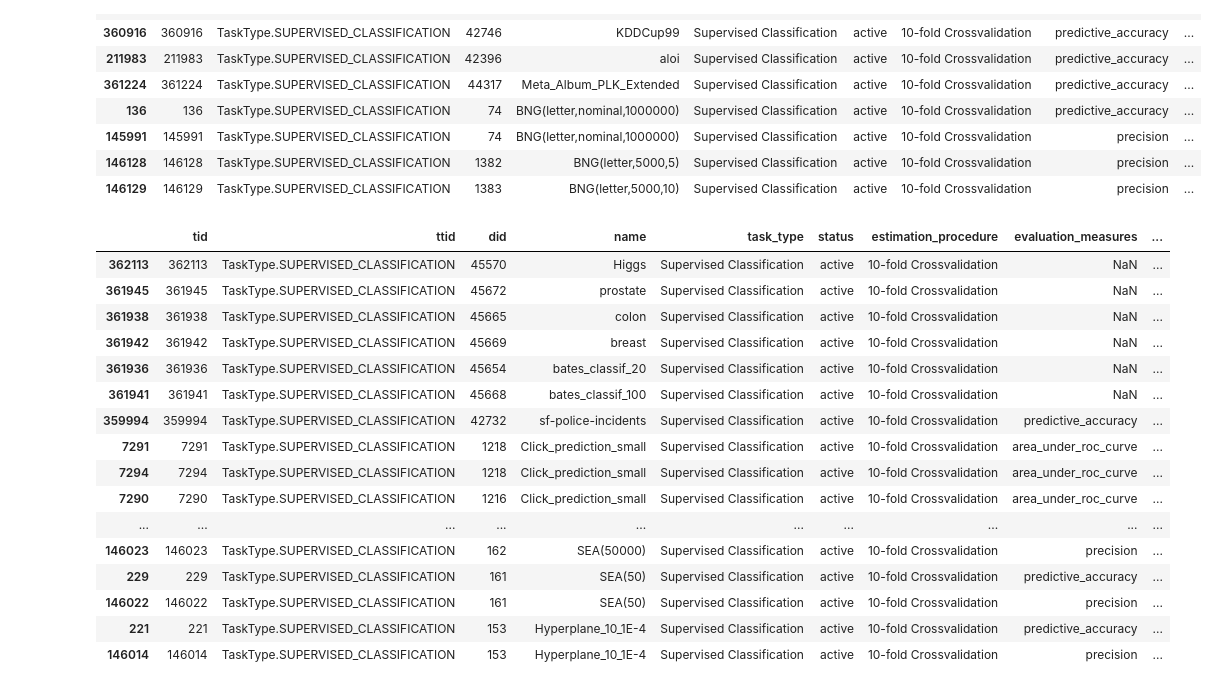
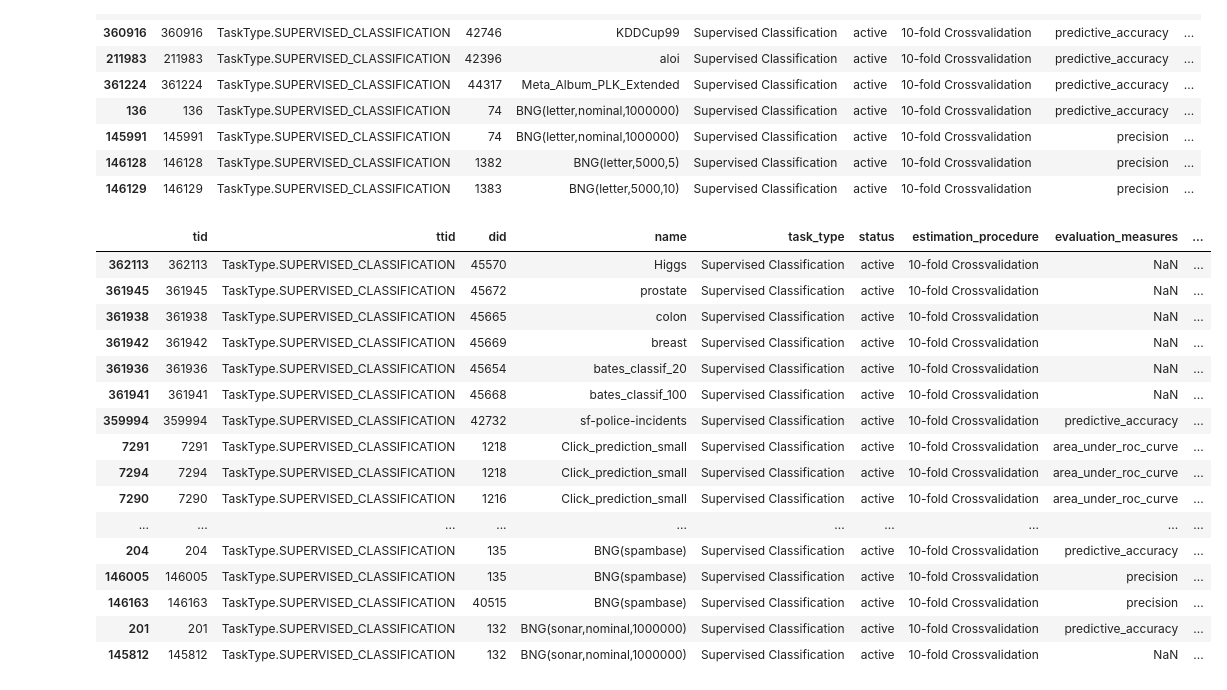
Before and after one commit to deadsoul44/automlbenchmark, a Jupyter notebook: frameworks/PerpetualBooster/list_tasks.ipynb, the cells around one changed output. Drawn from its saved outputs; the diff is of its cells as text; code cells hidden in the pictures.

Commit message:
binary added modified

```diff
--- a/frameworks/PerpetualBooster/list_tasks.ipynb
+++ b/frameworks/PerpetualBooster/list_tasks.ipynb
@@ -74,22 +74,22 @@ df_cls.head(10)
 | 146129 | 146129 | TaskType.SUPERVISED_CLASSIFICATION | 1383 | BNG(letter,5000,10) | Supervised Classification | active | 10-fold Crossvalidation | precision | ... |
 # %%
 df_binary = df_cls[df_cls["NumberOfClasses"]==2.0]
-df_binary.head(20)
+df_binary.head(30)
 # %% [output]
 |  | tid | ttid | did | name | task_type | status | estimation_procedure | evaluation_measures | ... |
 | 362113 | 362113 | TaskType.SUPERVISED_CLASSIFICATION | 45570 | Higgs | Supervised Classification | active | 10-fold Crossvalidation | NaN | ... |
 | 361945 | 361945 | TaskType.SUPERVISED_CLASSIFICATION | 45672 | prostate | Supervised Classification | active | 10-fold Crossvalidation | NaN | ... |
 | 361938 | 361938 | TaskType.SUPERVISED_CLASSIFICATION | 45665 | colon | Supervised Classification | active | 10-fold Crossvalidation | NaN | ... |
 | 361942 | 361942 | TaskType.SUPERVISED_CLASSIFICATION | 45669 | breast | Supervised Classification | active | 10-fold Crossvalidation | NaN | ... |
 | 361936 | 361936 | TaskType.SUPERVISED_CLASSIFICATION | 45654 | bates_classif_20 | Supervised Classification | active | 10-fold Crossvalidation | NaN | ... |
 | 361941 | 361941 | TaskType.SUPERVISED_CLASSIFICATION | 45668 | bates_classif_100 | Supervised Classification | active | 10-fold Crossvalidation | NaN | ... |
 | 359994 | 359994 | TaskType.SUPERVISED_CLASSIFICATION | 42732 | sf-police-incidents | Supervised Classification | active | 10-fold Crossvalidation | predictive_accuracy | ... |
 | 7291 | 7291 | TaskType.SUPERVISED_CLASSIFICATION | 1218 | Click_prediction_small | Supervised Classification | active | 10-fold Crossvalidation | area_under_roc_curve | ... |
 | 7294 | 7294 | TaskType.SUPERVISED_CLASSIFICATION | 1218 | Click_prediction_small | Supervised Classification | active | 10-fold Crossvalidation | area_under_roc_curve | ... |
 | 7290 | 7290 | TaskType.SUPERVISED_CLASSIFICATION | 1216 | Click_prediction_small | Supervised Classification | active | 10-fold Crossvalidation | area_under_roc_curve | ... |
 | ... | ... | ... | ... | ... | ... | ... | ... | ... | ... |
-| 146023 | 146023 | TaskType.SUPERVISED_CLASSIFICATION | 162 | SEA(50000) | Supervised Classification | active | 10-fold Crossvalidation | precision | ... |
-| 229 | 229 | TaskType.SUPERVISED_CLASSIFICATION | 161 | SEA(50) | Supervised Classification | active | 10-fold Crossvalidation | predictive_accuracy | ... |
-| 146022 | 146022 | TaskType.SUPERVISED_CLASSIFICATION | 161 | SEA(50) | Supervised Classification | active | 10-fold Crossvalidation | precision | ... |
-| 221 | 221 | TaskType.SUPERVISED_CLASSIFICATION | 153 | Hyperplane_10_1E-4 | Supervised Classification | active | 10-fold Crossvalidation | predictive_accuracy | ... |
-| 146014 | 146014 | TaskType.SUPERVISED_CLASSIFICATION | 153 | Hyperplane_10_1E-4 | Supervised Classification | active | 10-fold Crossvalidation | precision | ... |
+| 204 | 204 | TaskType.SUPERVISED_CLASSIFICATION | 135 | BNG(spambase) | Supervised Classification | active | 10-fold Crossvalidation | predictive_accuracy | ... |
+| 146005 | 146005 | TaskType.SUPERVISED_CLASSIFICATION | 135 | BNG(spambase) | Supervised Classification | active | 10-fold Crossvalidation | precision | ... |
+| 146163 | 146163 | TaskType.SUPERVISED_CLASSIFICATION | 40515 | BNG(spambase) | Supervised Classification | active | 10-fold Crossvalidation | precision | ... |
+| 201 | 201 | TaskType.SUPERVISED_CLASSIFICATION | 132 | BNG(sonar,nominal,1000000) | Supervised Classification | active | 10-fold Crossvalidation | predictive_accuracy | ... |
+| 145812 | 145812 | TaskType.SUPERVISED_CLASSIFICATION | 132 | BNG(sonar,nominal,1000000) | Supervised Classification | active | 10-fold Crossvalidation | NaN | ... |
```
Also changed, not shown: 2 other files.
